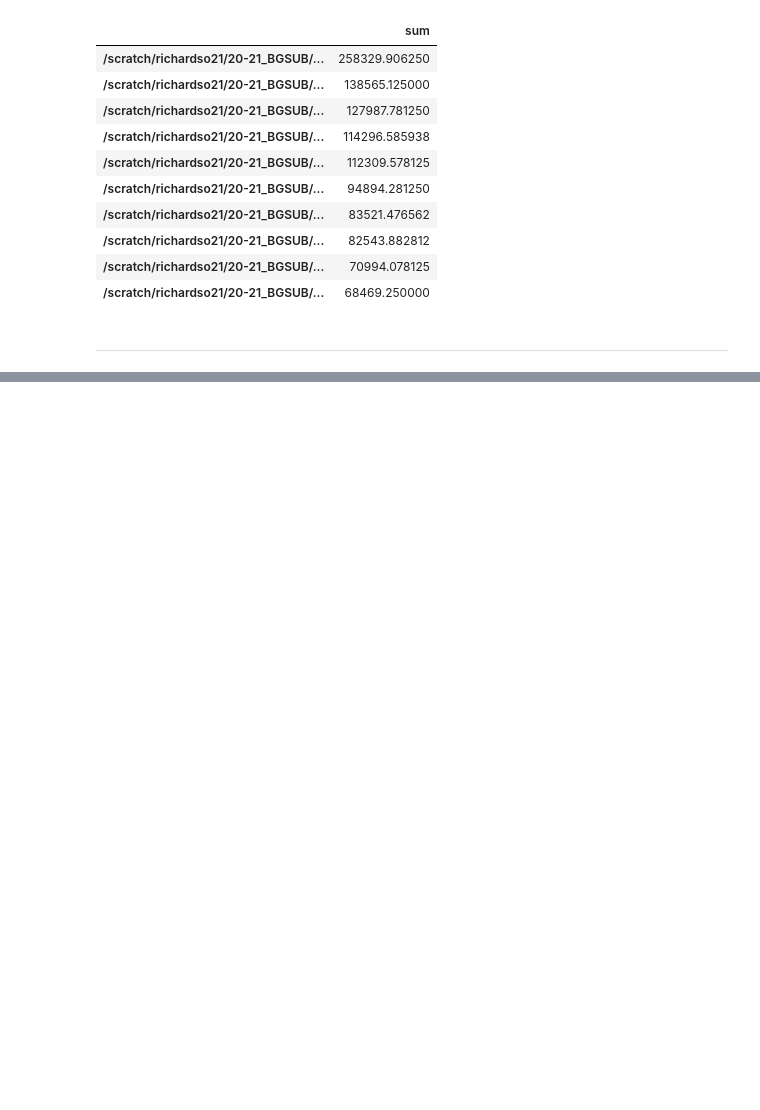
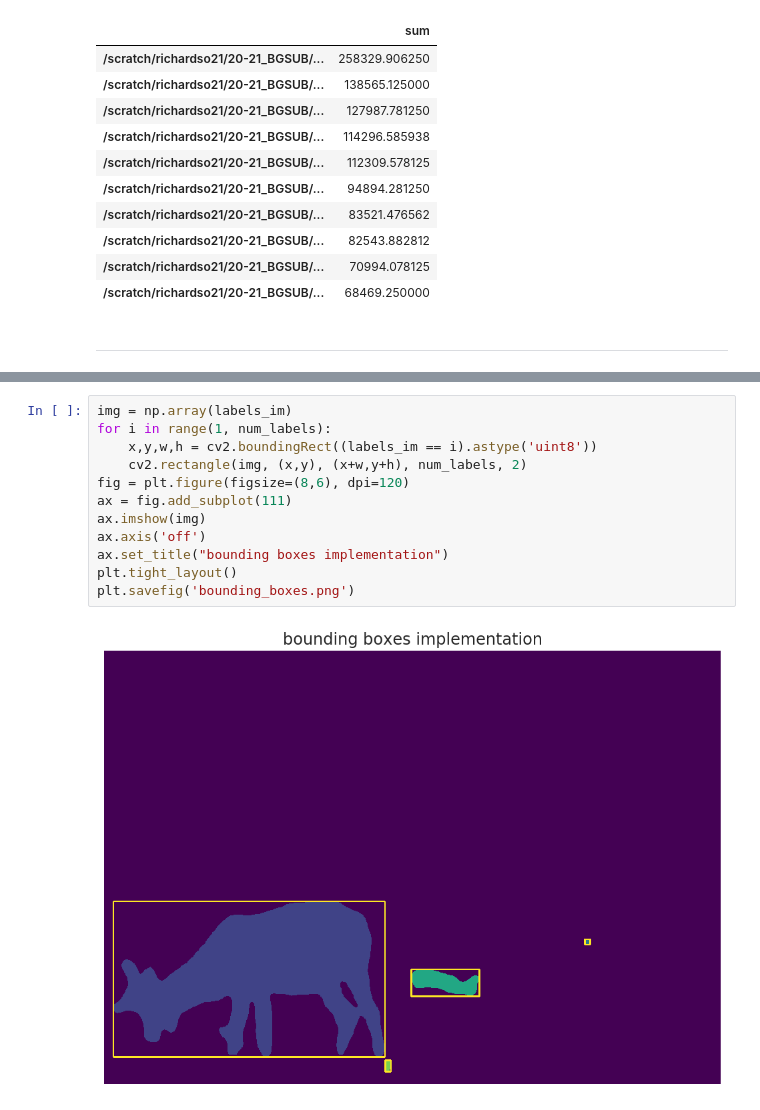
Before and after one commit to richardso21/SERP2021-BGSUB, a Jupyter notebook: FgSegNet/concomp_cluster/connected_components.ipynb, the cells around one changed output, grey strips where cells are left out. Cells and saved outputs as stored; diff of their text form; blank space fills up the shorter version.

Commit message:
bounding boxes

```diff
--- a/FgSegNet/concomp_cluster/connected_components.ipynb
+++ b/FgSegNet/concomp_cluster/connected_components.ipynb
@@ -98,2 +98,16 @@ plt.savefig('conncomp_demo.png')
 # %% [output]
 [figure]
+# %%
+img = np.array(labels_im)
+for i in range(1, num_labels):
+    x,y,w,h = cv2.boundingRect((labels_im == i).astype('uint8'))
+    cv2.rectangle(img, (x,y), (x+w,y+h), num_labels, 2)
+fig = plt.figure(figsize=(8,6), dpi=120)
+ax = fig.add_subplot(111)
+ax.imshow(img)
+ax.axis('off')
+ax.set_title("bounding boxes implementation")
+plt.tight_layout()
+plt.savefig('bounding_boxes.png')
+# %% [output]
+[figure, added]
```
Also changed, not shown: parts of 1 cell of this notebook, 2 other files.
